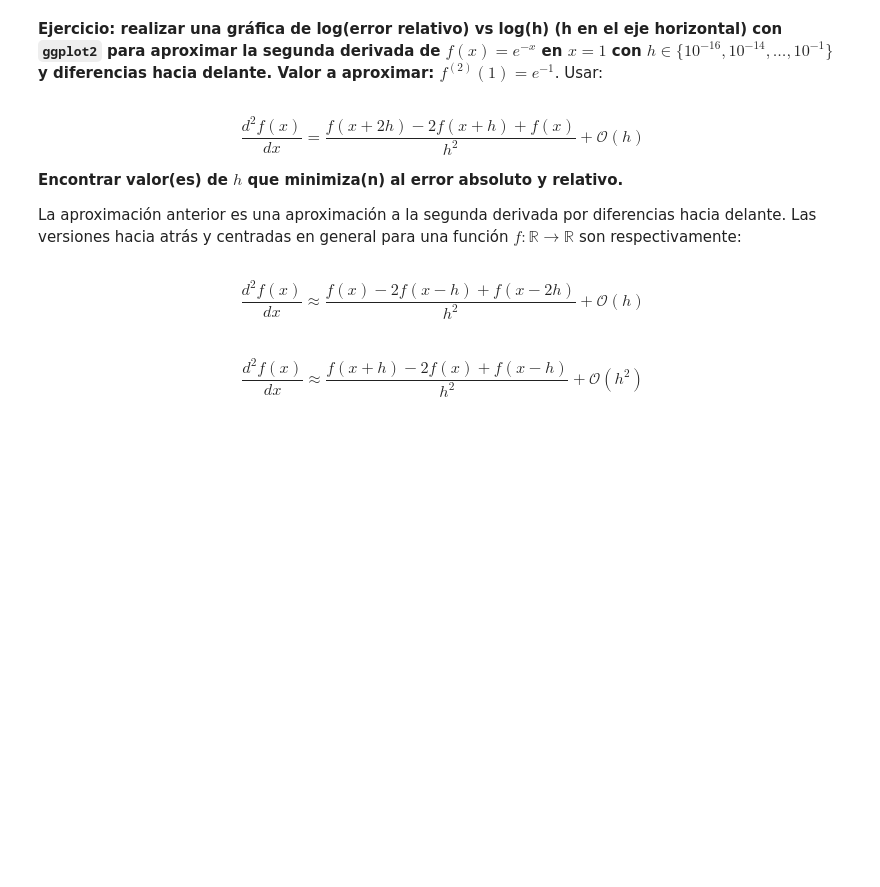
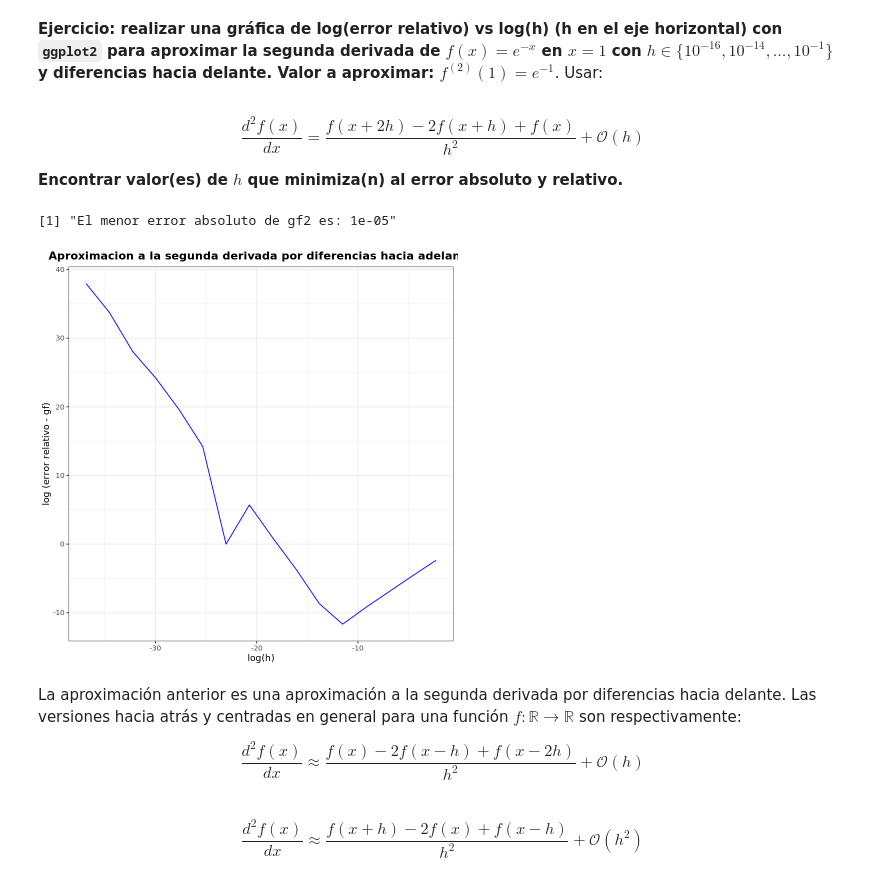
Before and after one commit to mno-2020-gh-classroom/ejercicios-de-dif-e-int-numerica-dapivei, a Jupyter notebook: 1.4.Polinomios_de_Taylor_y_diferenciacion_numerica.ipynb, the cells around one changed output. Cells and saved outputs as stored; diff of their text form; code cells hidden in the pictures; blank space fills up the shorter version.

```diff
--- a/1.4.Polinomios_de_Taylor_y_diferenciacion_numerica.ipynb
+++ b/1.4.Polinomios_de_Taylor_y_diferenciacion_numerica.ipynb
@@ -380,5 +380,3 @@ ggtitle('Aproximación a la primera derivada por diferencias finitas')
 $$\frac{d^2f(x)}{dx} = \frac{f(x+2h)-2f(x+h)+f(x)}{h^2} + \mathcal{O}(h)$$
 
 **Encontrar valor(es) de $h$ que minimiza(n) al error absoluto y relativo.**
-
-La aproximación anterior es una aproximación a la segunda derivada por diferencias hacia delante. Las versiones hacia atrás y centradas en general para una función $f: \mathbb{R} \rightarrow \mathbb{R}$ son respectivamente:
@@ -385,4 +430,21 @@ La aproximación anterior es una aproximación a la segunda derivada por diferen
+# %%
+print(paste("El menor error absoluto de gf2 es:", h[which.min(err_absoluto_res_df2)]))
+# %% [output]
+[1] "El menor error absoluto de gf2 es: 1e-05"
+# %%
+gf_df2_errAbs <- ggplot()
+
+gf_df2_errAbs +
+  geom_line(aes(x=log(h),y=log(err_relativo_res_df2)), color='blue')+
+  labs(x = "log(h)", y = "log (error relativo - gf)",
+       title= 'Aproximacion a la segunda derivada por diferencias hacia adelante') +
+  theme_bw()+
+  theme(plot.title = element_text(hjust = 0.5, face = "bold"))
+# %% [output]
+[figure, added]
 # %% [markdown]
+La aproximación anterior es una aproximación a la segunda derivada por diferencias hacia delante. Las versiones hacia atrás y centradas en general para una función $f: \mathbb{R} \rightarrow \mathbb{R}$ son respectivamente:
+
 $$\frac{d^2f(x)}{dx} \approx \frac{f(x)-2f(x-h)+f(x-2h)}{h^2} + \mathcal{O}(h)$$
 # %% [markdown]
 $$\frac{d^2f(x)}{dx} \approx \frac{f(x+h)-2f(x)+f(x-h)}{h^2} + \mathcal{O}(h^2)$$
```
Also changed, not shown: parts of 1 cell of this notebook.
